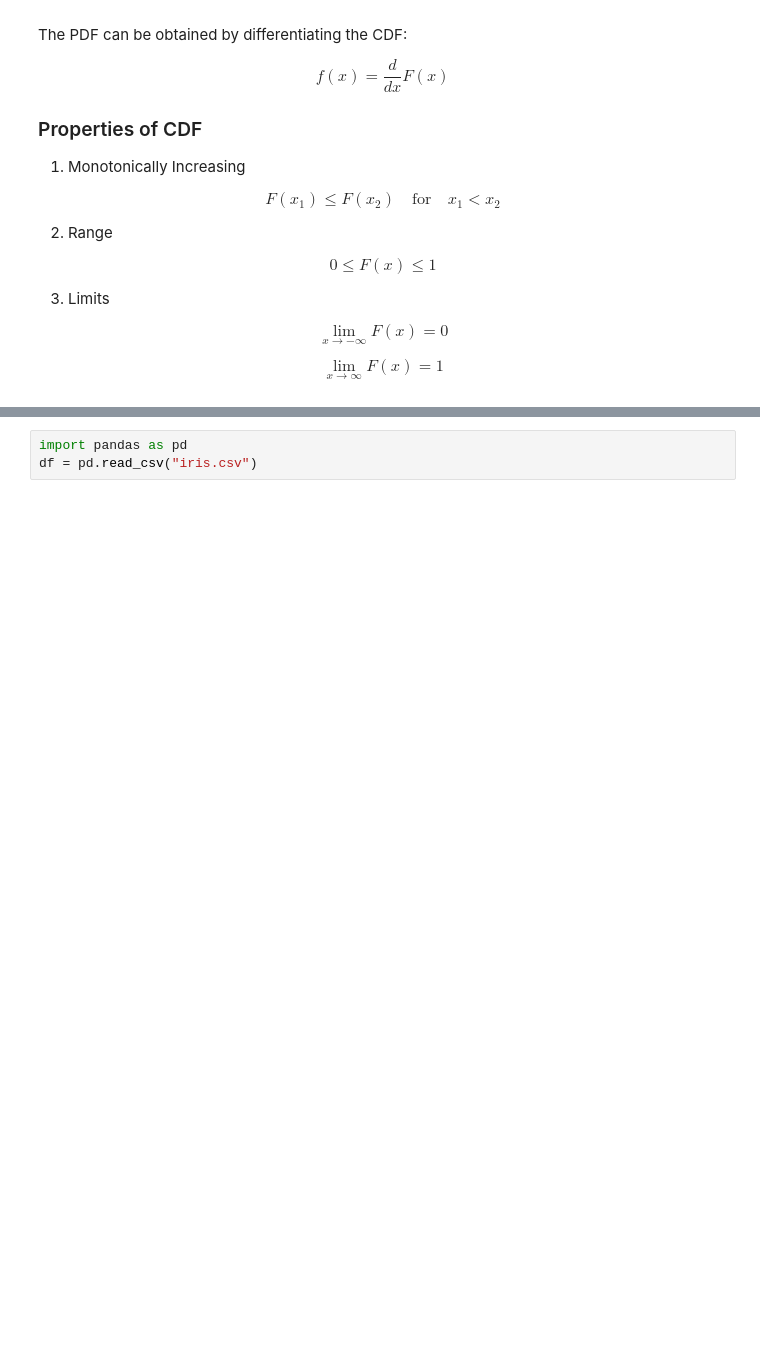
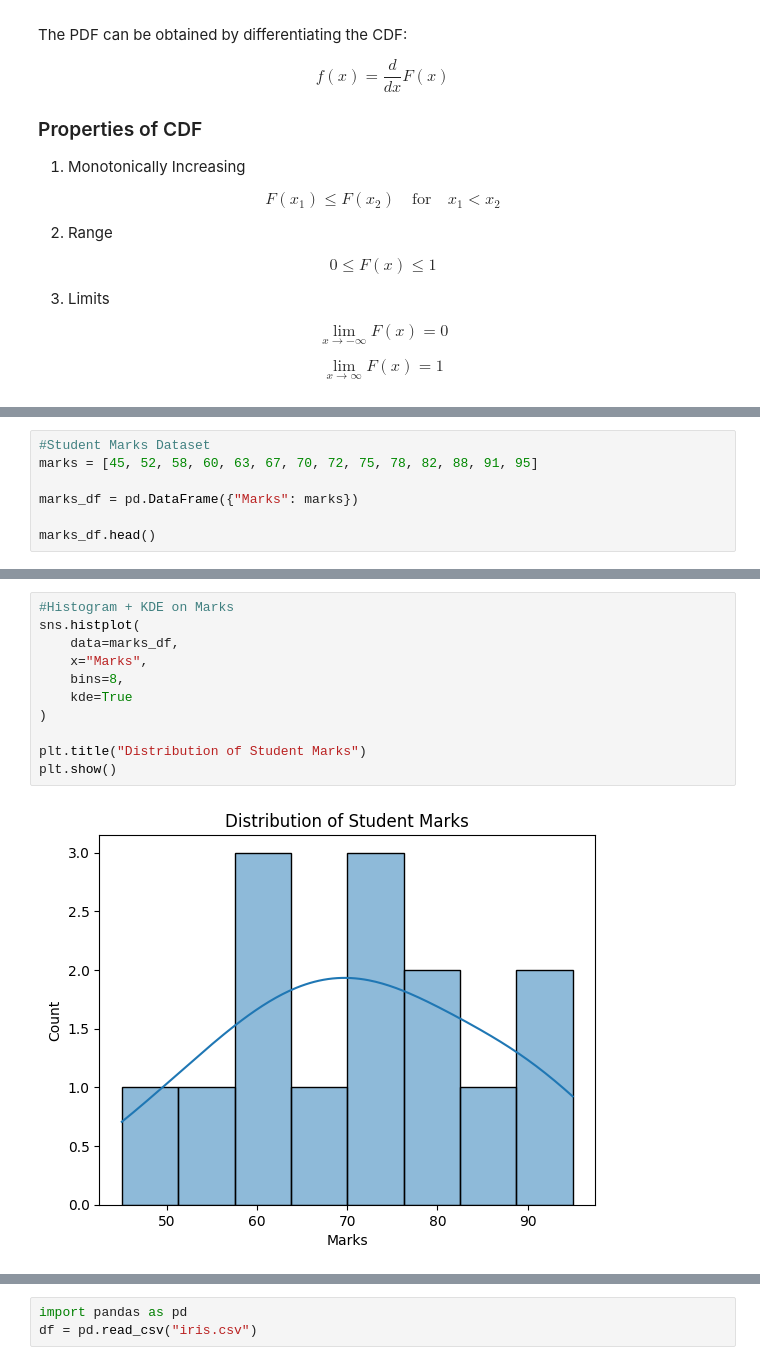
Before and after one commit to officialTechie2007/Descriptive_Stat, a Jupyter notebook: Descriptive_Stat.ipynb, the cells around one changed output, grey strips where cells are left out. Saved outputs shown, nothing was run; the diff lists cells and outputs as text; blank space fills up the shorter version.

```diff
--- a/Descriptive_Stat.ipynb
+++ b/Descriptive_Stat.ipynb
@@ -400,0 +447,7 @@ sns.histplot(ages,kde=True)
+# %%
+#Student Marks Dataset
+marks = [45, 52, 58, 60, 63, 67, 70, 72, 75, 78, 82, 88, 91, 95]
+
+marks_df = pd.DataFrame({"Marks": marks})
+
+marks_df.head()
@@ -400,0 +478,13 @@ sns.histplot(ages,kde=True)
+# %%
+#Histogram + KDE on Marks
+sns.histplot(
+    data=marks_df,
+    x="Marks",
+    bins=8,
+    kde=True
+)
+
+plt.title("Distribution of Student Marks")
+plt.show()
+# %% [output]
+[figure, added]
```
Also changed, not shown: parts of 60 cells of this notebook.
